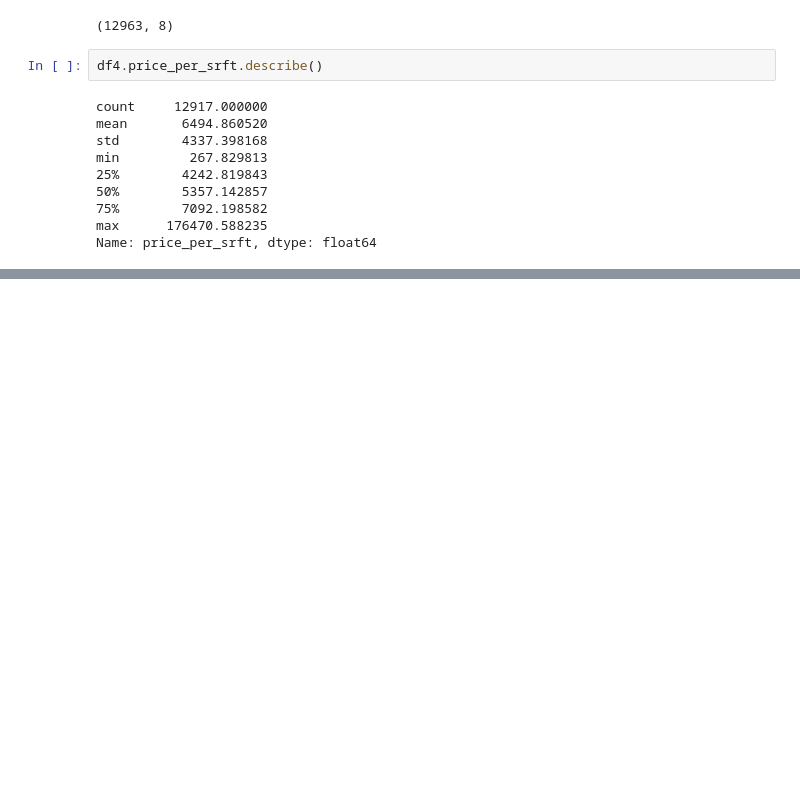
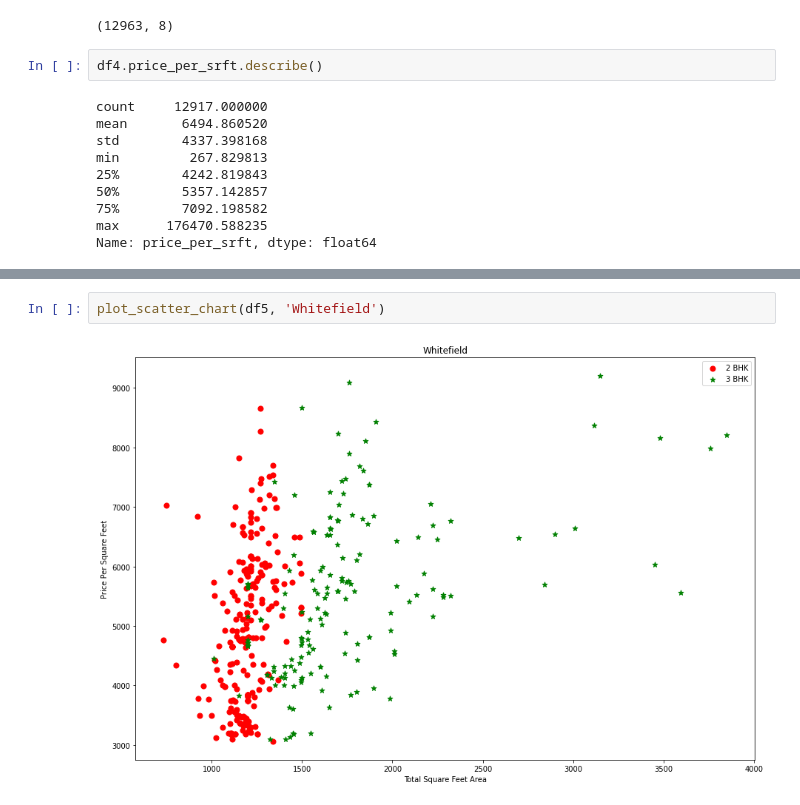
Before and after one commit to pandeydevendra/python_dev, a Jupyter notebook: ds_ml/ds/banglore_home_price_api/bhm_price_prediction_api.ipynb, the cells around one changed output, grey strips where cells are left out. Saved outputs shown, nothing was run; the diff lists cells and outputs as text; blank space fills up the shorter version.

```diff
--- a/ds_ml/ds/banglore_home_price_api/bhm_price_prediction_api.ipynb
+++ b/ds_ml/ds/banglore_home_price_api/bhm_price_prediction_api.ipynb
@@ -513,0 +558,4 @@ def remove_pps_outliers(df):
+# %%
+plot_scatter_chart(df5, 'Whitefield')
+# %% [output]
+[figure, added]
```
Also changed, not shown: parts of 61 cells of this notebook, 13 other files.
